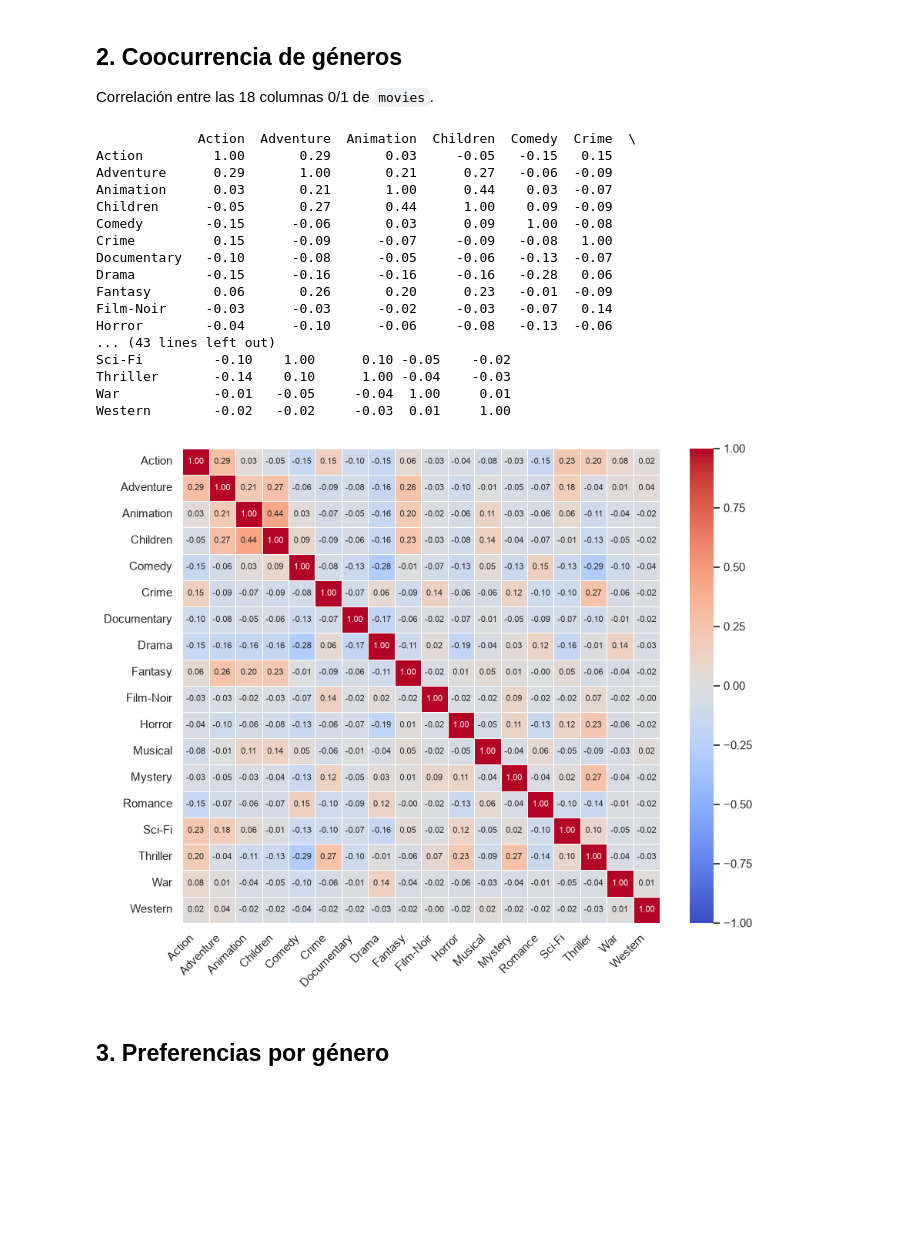
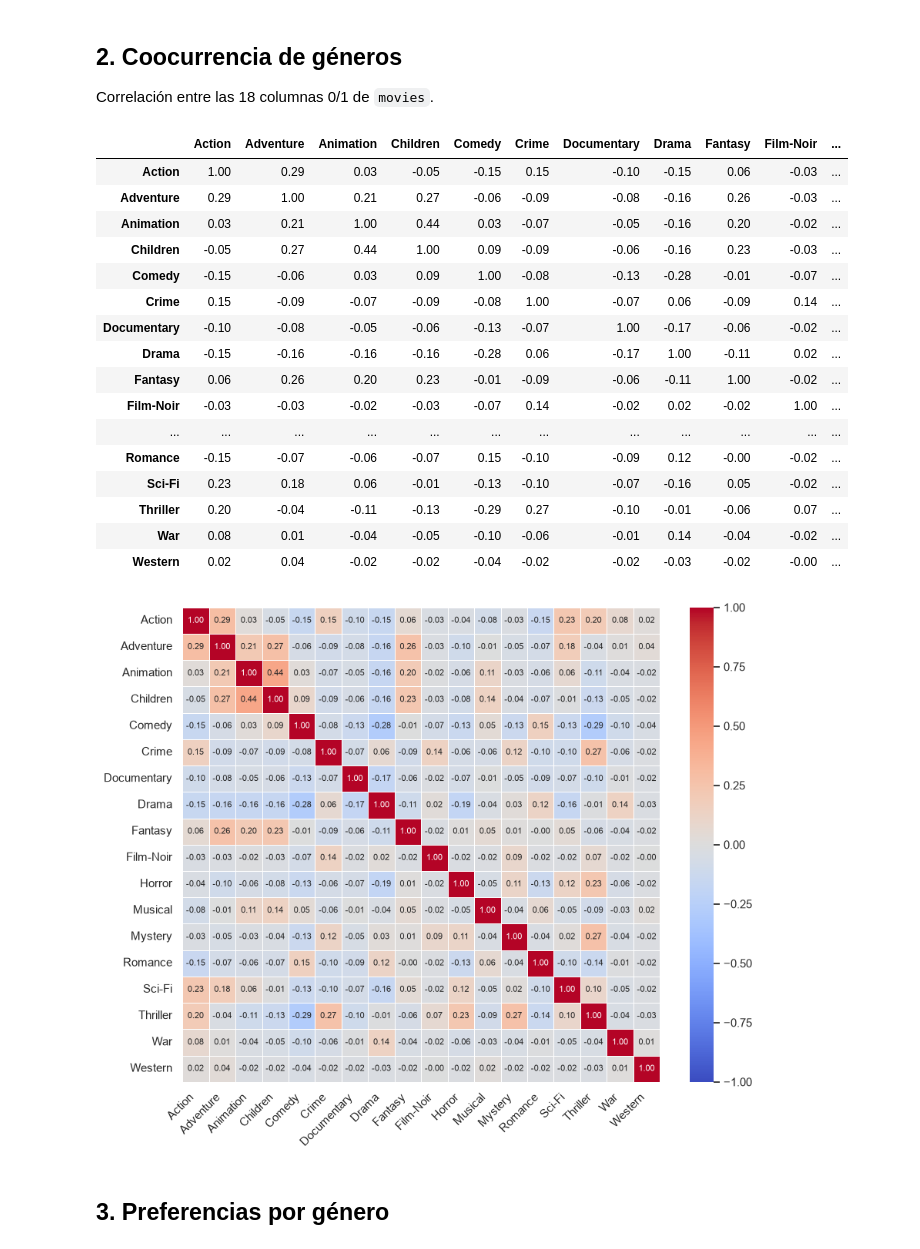
Before and after one commit to srandres-git/movielens-proyecto-integrador, a Jupyter notebook: notebooks/04_afinidades_generos.ipynb, the cells around one changed output. Cells and saved outputs as stored; diff of their text form; code cells hidden in the pictures; blank space fills up the shorter version.

```diff
--- a/notebooks/04_afinidades_generos.ipynb
+++ b/notebooks/04_afinidades_generos.ipynb
@@ -103,29 +106,29 @@ Correlación entre las 18 columnas 0/1 de `movies`.
 # %%
 # TODO: matriz de correlación de coocurrencia
 matriz_corr=movies[col_gen].corr()
-print(matriz_corr.round(2))
+display(matriz_corr.round(2))
 plt.figure(figsize=(10, 8))
 sns.heatmap(matriz_corr, annot=True, annot_kws={'size': 8}, fmt='.2f', cmap='coolwarm',vmin=-1, vmax=1, center=0, linewidths=0.5)
 plt.xticks(rotation=45, ha='right')
 plt.show()
 # %% [output]
-             Action  Adventure  Animation  Children  Comedy  Crime  \
-Action         1.00       0.29       0.03     -0.05   -0.15   0.15
-Adventure      0.29       1.00       0.21      0.27   -0.06  -0.09
-Animation      0.03       0.21       1.00      0.44    0.03  -0.07
-Children      -0.05       0.27       0.44      1.00    0.09  -0.09
-Comedy        -0.15      -0.06       0.03      0.09    1.00  -0.08
-Crime          0.15      -0.09      -0.07     -0.09   -0.08   1.00
-Documentary   -0.10      -0.08      -0.05     -0.06   -0.13  -0.07
-Drama         -0.15      -0.16      -0.16     -0.16   -0.28   0.06
-Fantasy        0.06       0.26       0.20      0.23   -0.01  -0.09
-Film-Noir     -0.03      -0.03      -0.02     -0.03   -0.07   0.14
-Horror        -0.04      -0.10      -0.06     -0.08   -0.13  -0.06
-... (43 lines left out)
-Sci-Fi         -0.10    1.00      0.10 -0.05    -0.02
-Thriller       -0.14    0.10      1.00 -0.04    -0.03
-War            -0.01   -0.05     -0.04  1.00     0.01
-Western        -0.02   -0.02     -0.03  0.01     1.00
+|  | Action | Adventure | Animation | Children | Comedy | Crime | Documentary | Drama | Fantasy | Film-Noir | ... |
+| Action | 1.00 | 0.29 | 0.03 | -0.05 | -0.15 | 0.15 | -0.10 | -0.15 | 0.06 | -0.03 | ... |
+| Adventure | 0.29 | 1.00 | 0.21 | 0.27 | -0.06 | -0.09 | -0.08 | -0.16 | 0.26 | -0.03 | ... |
+| Animation | 0.03 | 0.21 | 1.00 | 0.44 | 0.03 | -0.07 | -0.05 | -0.16 | 0.20 | -0.02 | ... |
+| Children | -0.05 | 0.27 | 0.44 | 1.00 | 0.09 | -0.09 | -0.06 | -0.16 | 0.23 | -0.03 | ... |
+| Comedy | -0.15 | -0.06 | 0.03 | 0.09 | 1.00 | -0.08 | -0.13 | -0.28 | -0.01 | -0.07 | ... |
+| Crime | 0.15 | -0.09 | -0.07 | -0.09 | -0.08 | 1.00 | -0.07 | 0.06 | -0.09 | 0.14 | ... |
+| Documentary | -0.10 | -0.08 | -0.05 | -0.06 | -0.13 | -0.07 | 1.00 | -0.17 | -0.06 | -0.02 | ... |
+| Drama | -0.15 | -0.16 | -0.16 | -0.16 | -0.28 | 0.06 | -0.17 | 1.00 | -0.11 | 0.02 | ... |
+| Fantasy | 0.06 | 0.26 | 0.20 | 0.23 | -0.01 | -0.09 | -0.06 | -0.11 | 1.00 | -0.02 | ... |
+| Film-Noir | -0.03 | -0.03 | -0.02 | -0.03 | -0.07 | 0.14 | -0.02 | 0.02 | -0.02 | 1.00 | ... |
+| ... | ... | ... | ... | ... | ... | ... | ... | ... | ... | ... | ... |
+| Romance | -0.15 | -0.07 | -0.06 | -0.07 | 0.15 | -0.10 | -0.09 | 0.12 | -0.00 | -0.02 | ... |
+| Sci-Fi | 0.23 | 0.18 | 0.06 | -0.01 | -0.13 | -0.10 | -0.07 | -0.16 | 0.05 | -0.02 | ... |
+| Thriller | 0.20 | -0.04 | -0.11 | -0.13 | -0.29 | 0.27 | -0.10 | -0.01 | -0.06 | 0.07 | ... |
+| War | 0.08 | 0.01 | -0.04 | -0.05 | -0.10 | -0.06 | -0.01 | 0.14 | -0.04 | -0.02 | ... |
+| Western | 0.02 | 0.04 | -0.02 | -0.02 | -0.04 | -0.02 | -0.02 | -0.03 | -0.02 | -0.00 | ... |
 [figure]
 # %% [markdown]
 ## 3. Preferencias por género
```
Also changed, not shown: parts of 8 cells of this notebook, 3 other files.
